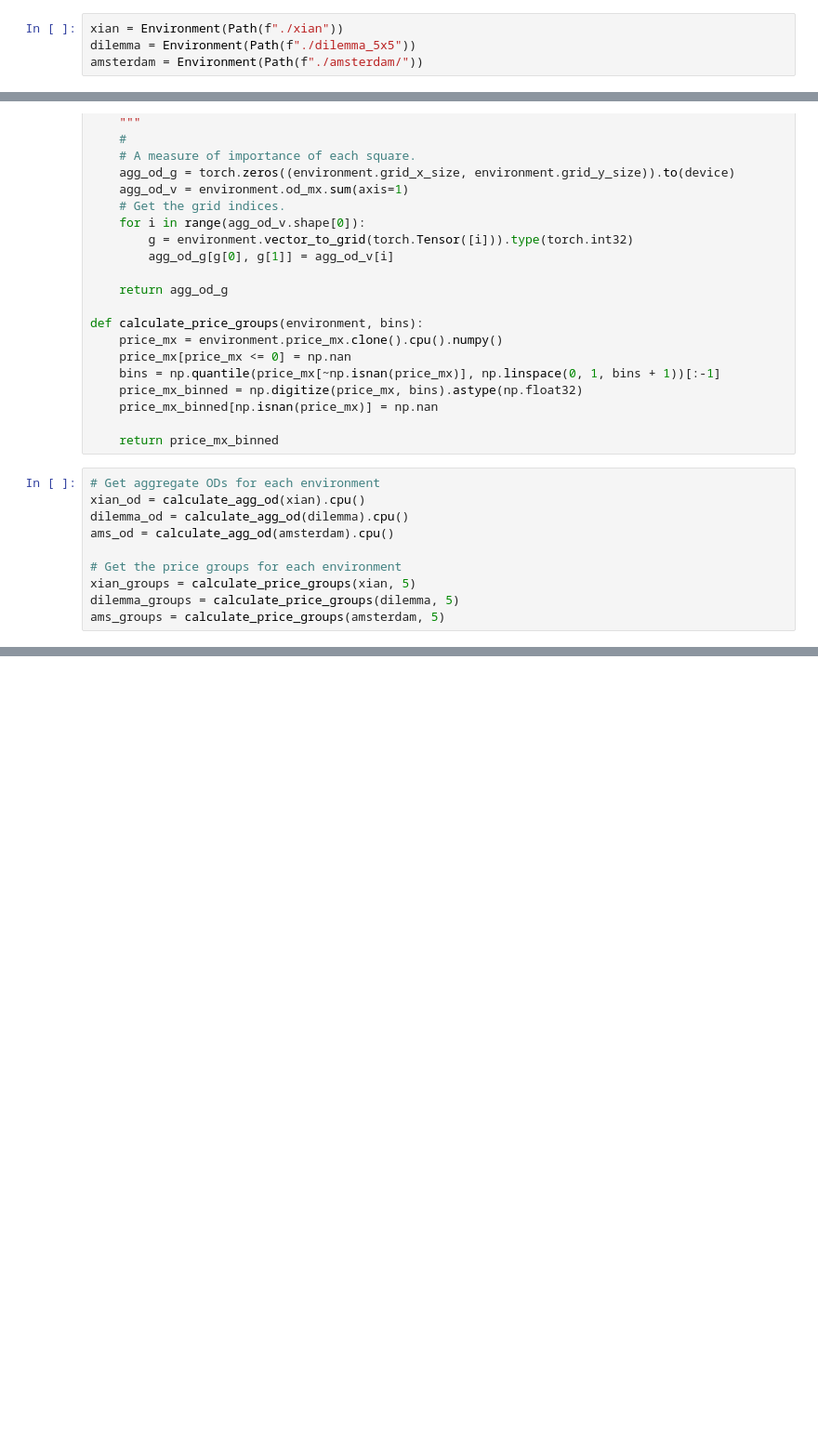
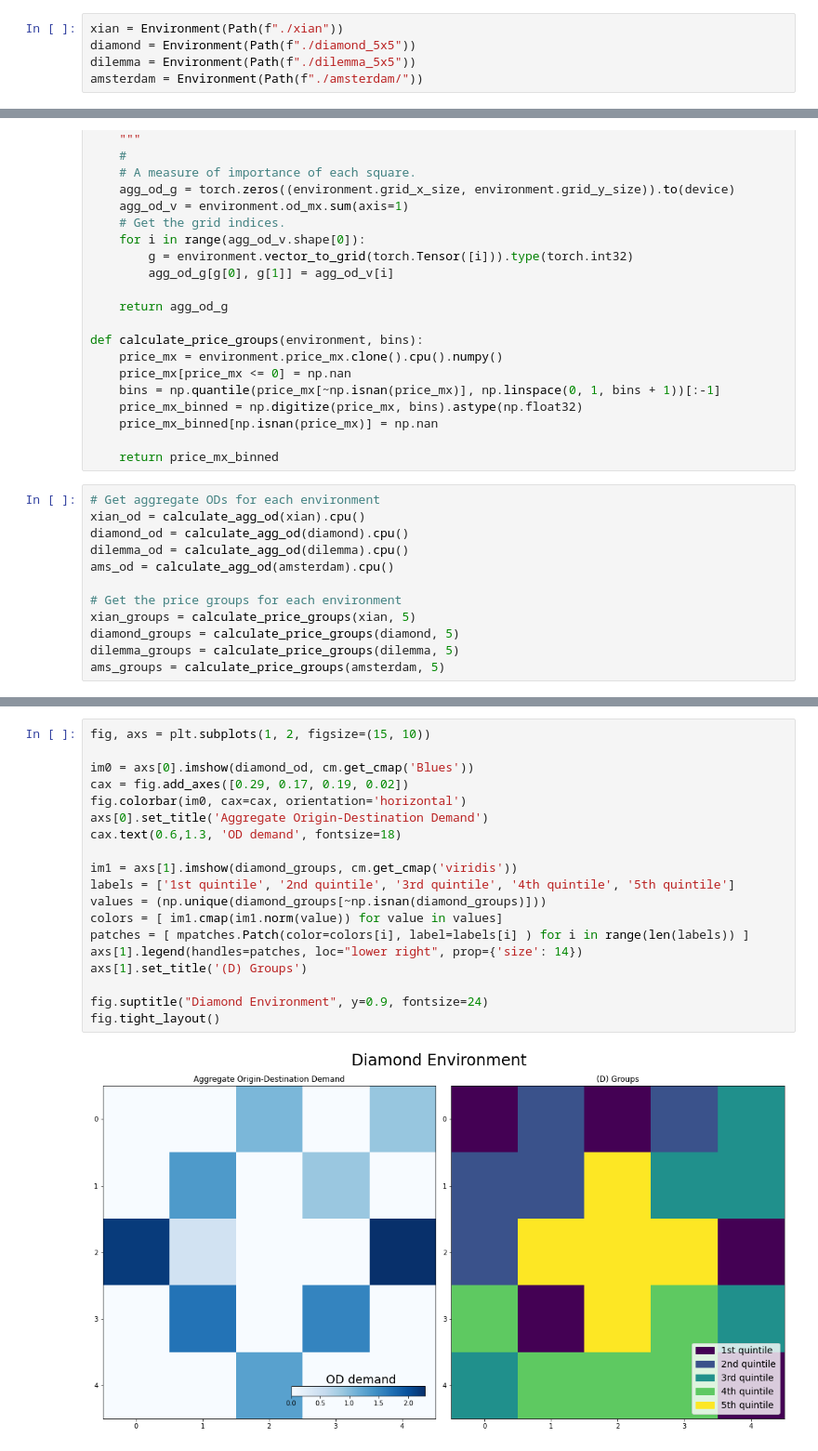
Before and after one commit to dimichai/fair-network-expansion, a Jupyter notebook: environments/plotter.ipynb, the cells around one changed output, grey strips where cells are left out. Shown at 93% size. Drawn from its saved outputs; the diff is of its cells as text; blank space fills up the shorter version.

Commit message:
diamond env + plots + creator notebook

```diff
--- a/environments/plotter.ipynb
+++ b/environments/plotter.ipynb
@@ -19,5 +19,6 @@ device = torch.device('cpu')
 plt.rcParams.update({'font.size': 22})
 # %%
 xian = Environment(Path(f"./xian"))
+diamond = Environment(Path(f"./diamond_5x5"))
 dilemma = Environment(Path(f"./dilemma_5x5"))
 amsterdam = Environment(Path(f"./amsterdam/"))
@@ -53,11 +59,13 @@ def calculate_price_groups(environment, bins):
 # %%
 # Get aggregate ODs for each environment
 xian_od = calculate_agg_od(xian).cpu()
+diamond_od = calculate_agg_od(diamond).cpu()
 dilemma_od = calculate_agg_od(dilemma).cpu()
 ams_od = calculate_agg_od(amsterdam).cpu()
 
 # Get the price groups for each environment
 xian_groups = calculate_price_groups(xian, 5)
+diamond_groups = calculate_price_groups(diamond, 5)
 dilemma_groups = calculate_price_groups(dilemma, 5)
 ams_groups = calculate_price_groups(amsterdam, 5)
 # %%
@@ -124,3 +134,24 @@ fig.tight_layout()
+# %%
+fig, axs = plt.subplots(1, 2, figsize=(15, 10))
+
+im0 = axs[0].imshow(diamond_od, cm.get_cmap('Blues'))
+cax = fig.add_axes([0.29, 0.17, 0.19, 0.02])
+fig.colorbar(im0, cax=cax, orientation='horizontal')
+axs[0].set_title('Aggregate Origin-Destination Demand')
+cax.text(0.6,1.3, 'OD demand', fontsize=18)
+
+im1 = axs[1].imshow(diamond_groups, cm.get_cmap('viridis'))
+labels = ['1st quintile', '2nd quintile', '3rd quintile', '4th quintile', '5th quintile']
+values = (np.unique(diamond_groups[~np.isnan(diamond_groups)]))
+colors = [ im1.cmap(im1.norm(value)) for value in values]
+patches = [ mpatches.Patch(color=colors[i], label=labels[i] ) for i in range(len(labels)) ]
+axs[1].legend(handles=patches, loc="lower right", prop={'size': 14})
+axs[1].set_title('(D) Groups')
+
+fig.suptitle("Diamond Environment", y=0.9, fontsize=24)
+fig.tight_layout()
+# %% [output]
+[figure, added]
 # %%
 fig, axs = plt.subplots(1, 2, figsize=(15, 10))
 
```
Also changed, not shown: parts of 5 cells of this notebook, 5 other files.
